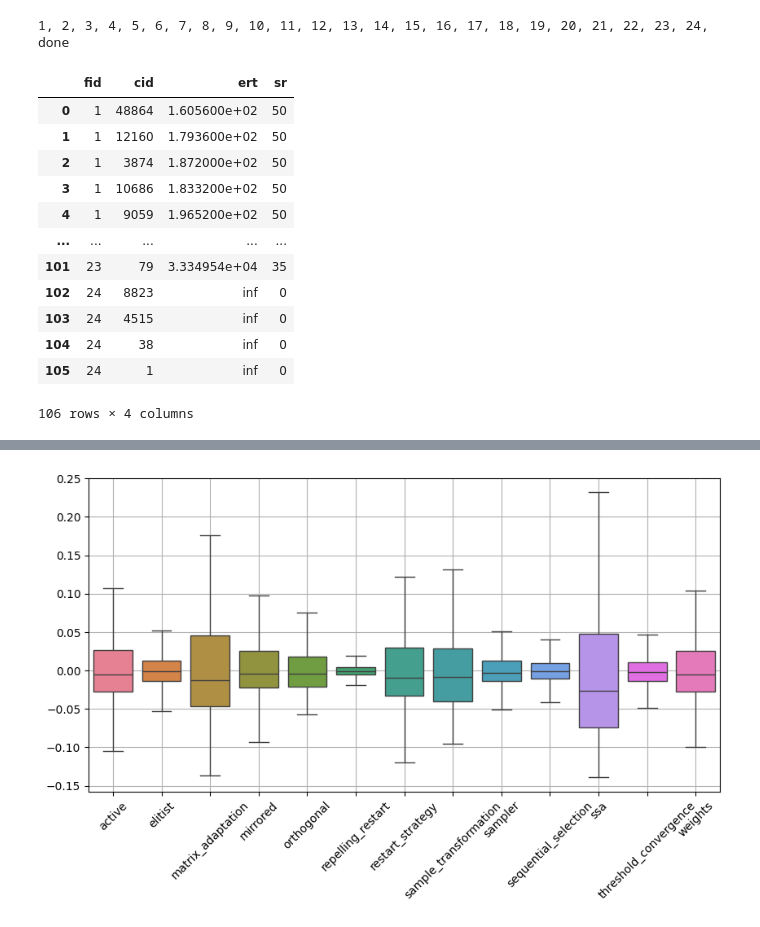
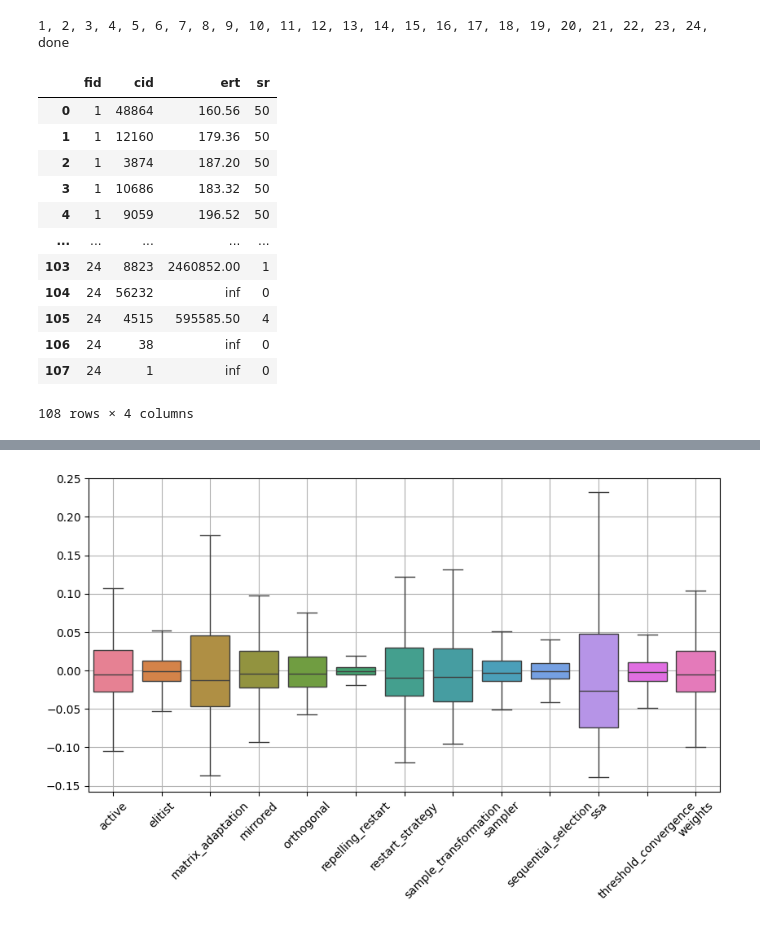
Before and after one commit to IOHprofiler/ModularCMAES, a Jupyter notebook: scripts/tuning/analysis.ipynb, the cells around one changed output, grey strips where cells are left out. Cells and saved outputs as stored; diff of their text form; code cells hidden in the pictures.

```diff
--- a/scripts/tuning/analysis.ipynb
+++ b/scripts/tuning/analysis.ipynb
@@ -46,7 +46,7 @@ ert_data = {}
 configs = {}
 cost_data = {}
 runs = {}
-data_folder = "data_new"
+data_folder = "data"
 folders = os.listdir(data_folder)
 for folder in folders:
     if folder.endswith("FalseFalse"): continue
@@ -89,46 +89,49 @@ def get_topk(mean_cost_data, k = 5):
 
 
 seed = 69
 tuned_ert = []
 start = 100
 for fid in range(1, 25):
     print(fid, end=", ", flush=True)
     for cid, cost in zip(*get_topk(mean_costs[fid])):
         config = configs[fid][cid].copy()
         suc = 0
         rt = 0
         for iid in range(start, start+ 50):
             np.random.seed(seed + iid)
             c_maes.utils.set_seed(seed + iid)
-            settings = c_maes.settings_from_dict(5, **config)
+            conf = config.copy()
+            config['repelling_type'] = 'COVERAGE' if conf['repelling_restart']  else 'NONE'
+            del conf['repelling_restart']
+            settings = c_maes.settings_from_dict(5, **conf)
             problem = ioh.get_problem(fid, iid, settings.dim)
 
             settings.budget = settings.dim * 10_000
             settings.target = problem.optimum.y + 1e-8
             es = c_maes.ModularCMAES(settings)
             es.run(problem)
             suc += problem.state.final_target_found
             rt  += problem.state.evaluations
         erti = float("inf") if suc == 0  else rt / suc
         tuned_ert.append((fid, str(cid), erti, suc))
 print("done")
 tuned_ert = pd.DataFrame(tuned_ert, columns=("fid", "cid", "ert", "sr"))
 tuned_ert
 # %% [output]
 1, 2, 3, 4, 5, 6, 7, 8, 9, 10, 11, 12, 13, 14, 15, 16, 17, 18, 19, 20, 21, 22, 23, 24, done
 |  | fid | cid | ert | sr |
-| 0 | 1 | 48864 | 1.605600e+02 | 50 |
-| 1 | 1 | 12160 | 1.793600e+02 | 50 |
-| 2 | 1 | 3874 | 1.872000e+02 | 50 |
-| 3 | 1 | 10686 | 1.833200e+02 | 50 |
-| 4 | 1 | 9059 | 1.965200e+02 | 50 |
+| 0 | 1 | 48864 | 160.56 | 50 |
+| 1 | 1 | 12160 | 179.36 | 50 |
+| 2 | 1 | 3874 | 187.20 | 50 |
+| 3 | 1 | 10686 | 183.32 | 50 |
+| 4 | 1 | 9059 | 196.52 | 50 |
 | ... | ... | ... | ... | ... |
-| 101 | 23 | 79 | 3.334954e+04 | 35 |
-| 102 | 24 | 8823 | inf | 0 |
-| 103 | 24 | 4515 | inf | 0 |
-| 104 | 24 | 38 | inf | 0 |
-| 105 | 24 | 1 | inf | 0 |
+| 103 | 24 | 8823 | 2460852.00 | 1 |
+| 104 | 24 | 56232 | inf | 0 |
+| 105 | 24 | 4515 | 595585.50 | 4 |
+| 106 | 24 | 38 | inf | 0 |
+| 107 | 24 | 1 | inf | 0 |
-106 rows × 4 columns
+108 rows × 4 columns
 # %%
 tuned_ert_min = tuned_ert.groupby("fid")['ert'].min().values
 
```
Also changed, not shown: parts of 4 cells of this notebook, 10 other files.
